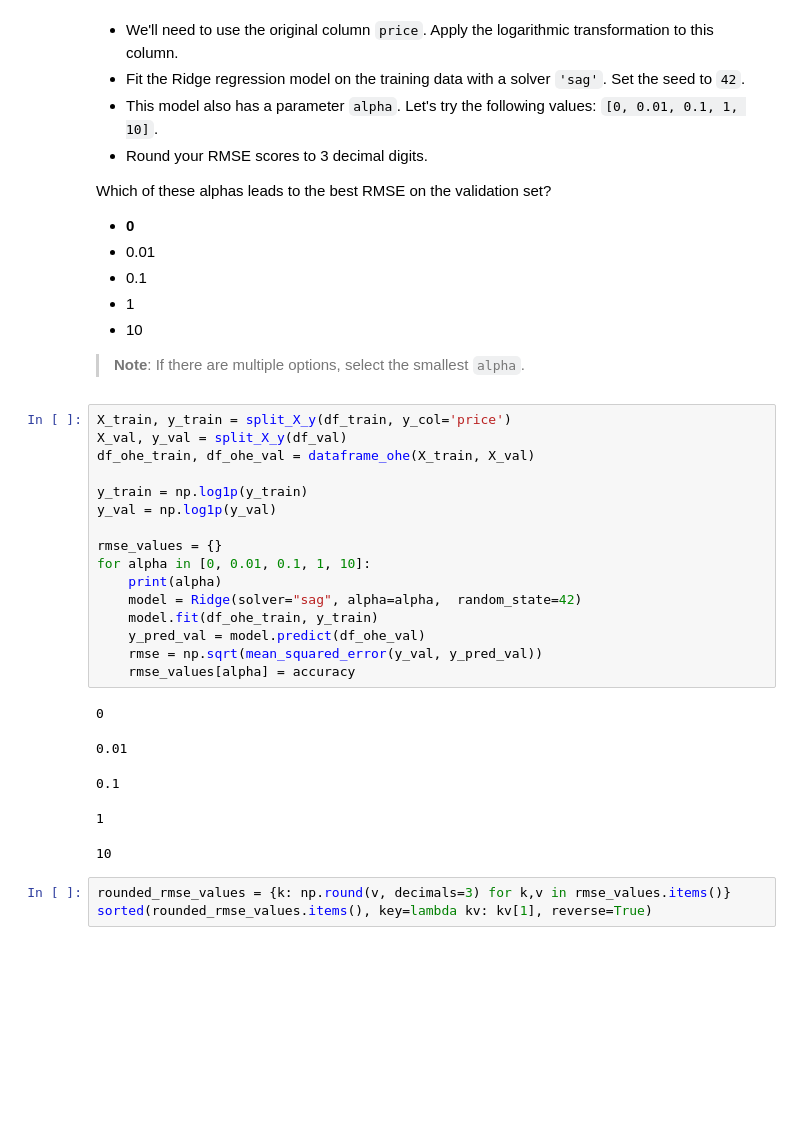
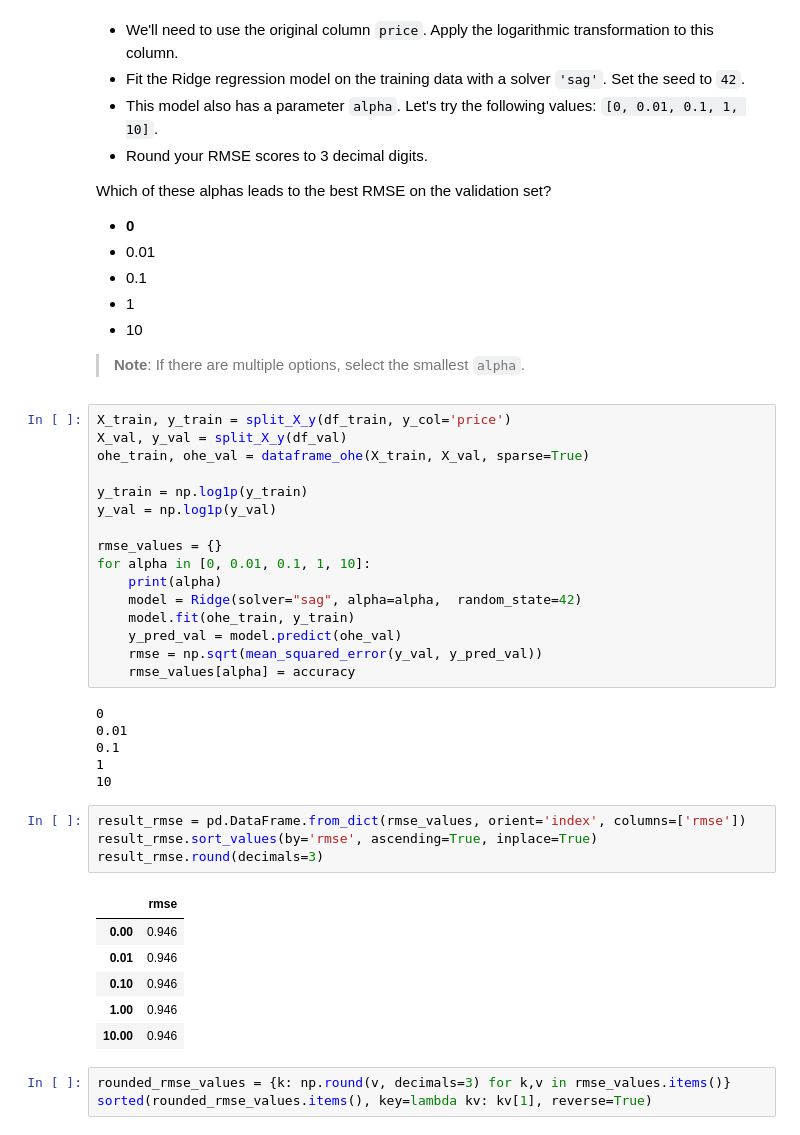
Before and after one commit to ai2ys/mlzoomcamp, a Jupyter notebook: homework/03-classification/homework.ipynb, the cells around one changed output. Cells and saved outputs as stored; diff of their text form; blank space fills up the shorter version.

```diff
--- a/homework/03-classification/homework.ipynb
+++ b/homework/03-classification/homework.ipynb
@@ -472,7 +462,7 @@ Which of these alphas leads to the best RMSE on the validation set?
 # %%
 X_train, y_train = split_X_y(df_train, y_col='price')
 X_val, y_val = split_X_y(df_val)
-df_ohe_train, df_ohe_val = dataframe_ohe(X_train, X_val)
+ohe_train, ohe_val = dataframe_ohe(X_train, X_val, sparse=True)
 
 y_train = np.log1p(y_train)
 y_val = np.log1p(y_val)
@@ -481,16 +471,27 @@ rmse_values = {}
 for alpha in [0, 0.01, 0.1, 1, 10]:
     print(alpha)
     model = Ridge(solver="sag", alpha=alpha,  random_state=42)
-    model.fit(df_ohe_train, y_train)
-    y_pred_val = model.predict(df_ohe_val)
+    model.fit(ohe_train, y_train)
+    y_pred_val = model.predict(ohe_val)
     rmse = np.sqrt(mean_squared_error(y_val, y_pred_val))
     rmse_values[alpha] = accuracy
 # %% [output]
 0
+0.01
+0.1
+1
+10
-0.01
-0.1
-1
-10
+# %%
+result_rmse = pd.DataFrame.from_dict(rmse_values, orient='index', columns=['rmse'])
+result_rmse.sort_values(by='rmse', ascending=True, inplace=True)
+result_rmse.round(decimals=3)
+# %% [output]
+|  | rmse |
+| 0.00 | 0.946 |
+| 0.01 | 0.946 |
+| 0.10 | 0.946 |
+| 1.00 | 0.946 |
+| 10.00 | 0.946 |
 # %%
 rounded_rmse_values = {k: np.round(v, decimals=3) for k,v in rmse_values.items()}
 sorted(rounded_rmse_values.items(), key=lambda kv: kv[1], reverse=True)
```
Also changed, not shown: parts of 8 cells of this notebook.
